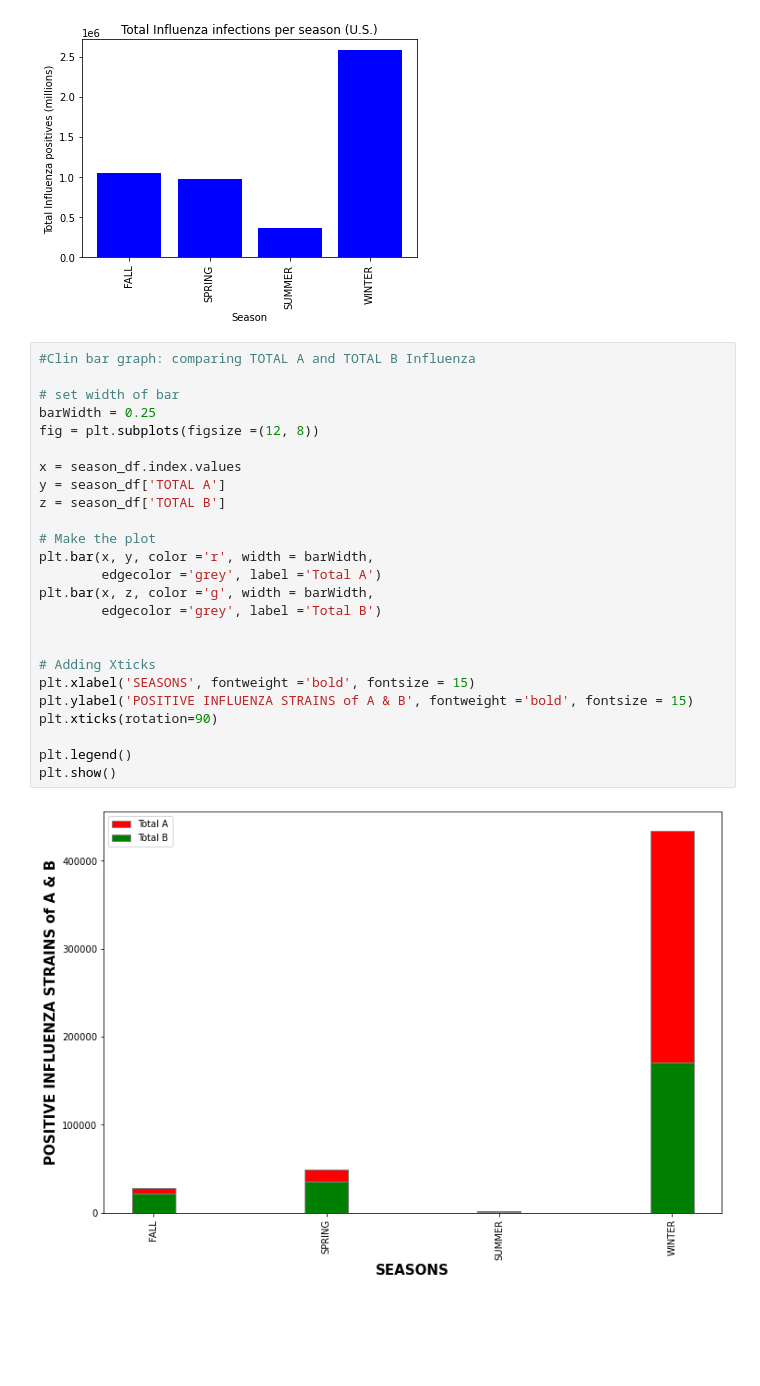
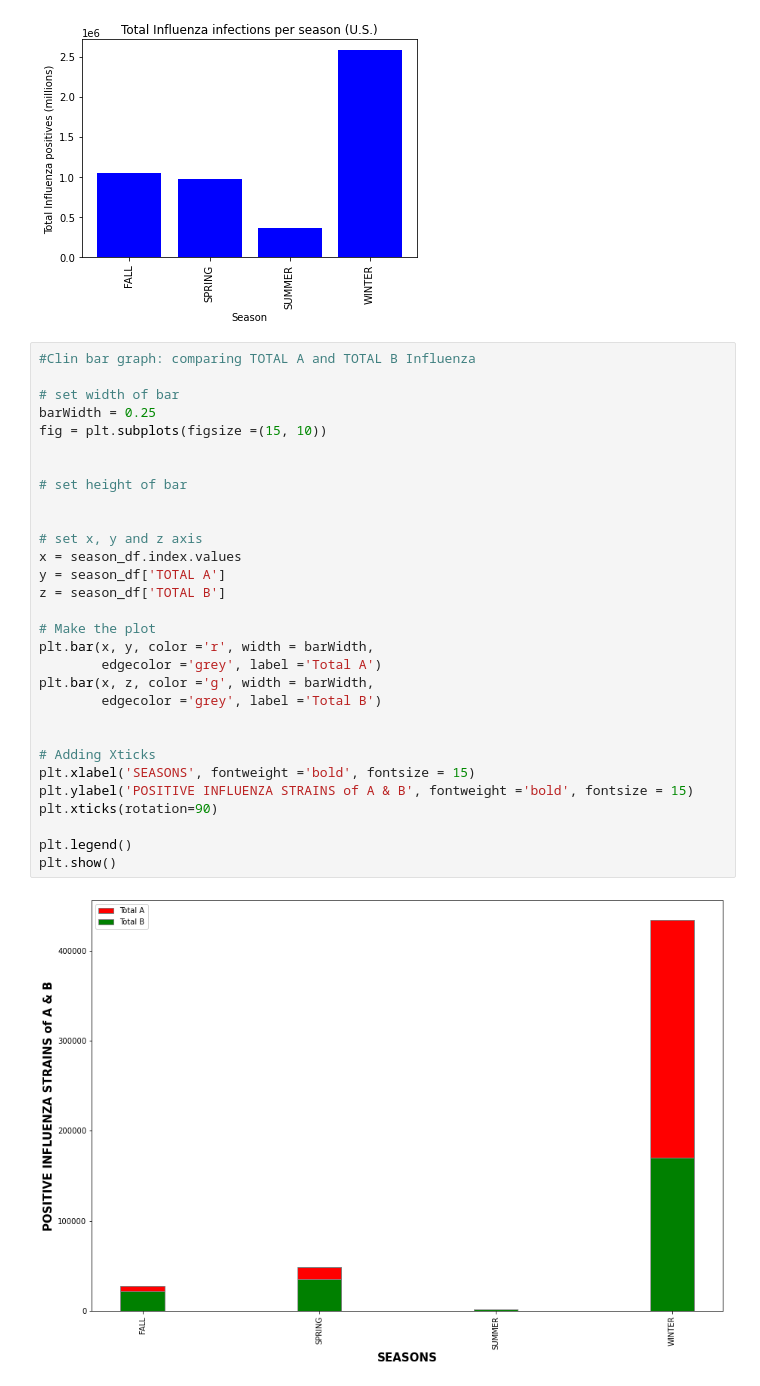
Before and after one commit to NinaPaljakkaCargo/GroupProject_1, a Jupyter notebook: IndivFiles/brian edits-checkpoint.ipynb, the cells around one changed output. Cells and saved outputs as stored; diff of their text form; blank space fills up the shorter version.

Commit message:
clinical flu data complete with bar graphs

```diff
--- a/IndivFiles/brian edits-checkpoint.ipynb
+++ b/IndivFiles/brian edits-checkpoint.ipynb
@@ -152,27 +152,32 @@ plt.show()
 # %%
 #Clin bar graph: comparing TOTAL A and TOTAL B Influenza
 
 # set width of bar
 barWidth = 0.25
-fig = plt.subplots(figsize =(12, 8))
+fig = plt.subplots(figsize =(15, 10))
 
+
+# set height of bar
+
+
+# set x, y and z axis
 x = season_df.index.values
 y = season_df['TOTAL A']
 z = season_df['TOTAL B']
 
 # Make the plot
 plt.bar(x, y, color ='r', width = barWidth,
         edgecolor ='grey', label ='Total A')
 plt.bar(x, z, color ='g', width = barWidth,
         edgecolor ='grey', label ='Total B')
 
 
 # Adding Xticks
 plt.xlabel('SEASONS', fontweight ='bold', fontsize = 15)
 plt.ylabel('POSITIVE INFLUENZA STRAINS of A & B', fontweight ='bold', fontsize = 15)
 plt.xticks(rotation=90)
 
 plt.legend()
 plt.show()
 # %% [output]
-[figure, old version]
+[figure, new version]
```
Also changed, not shown: parts of 2 cells of this notebook.
